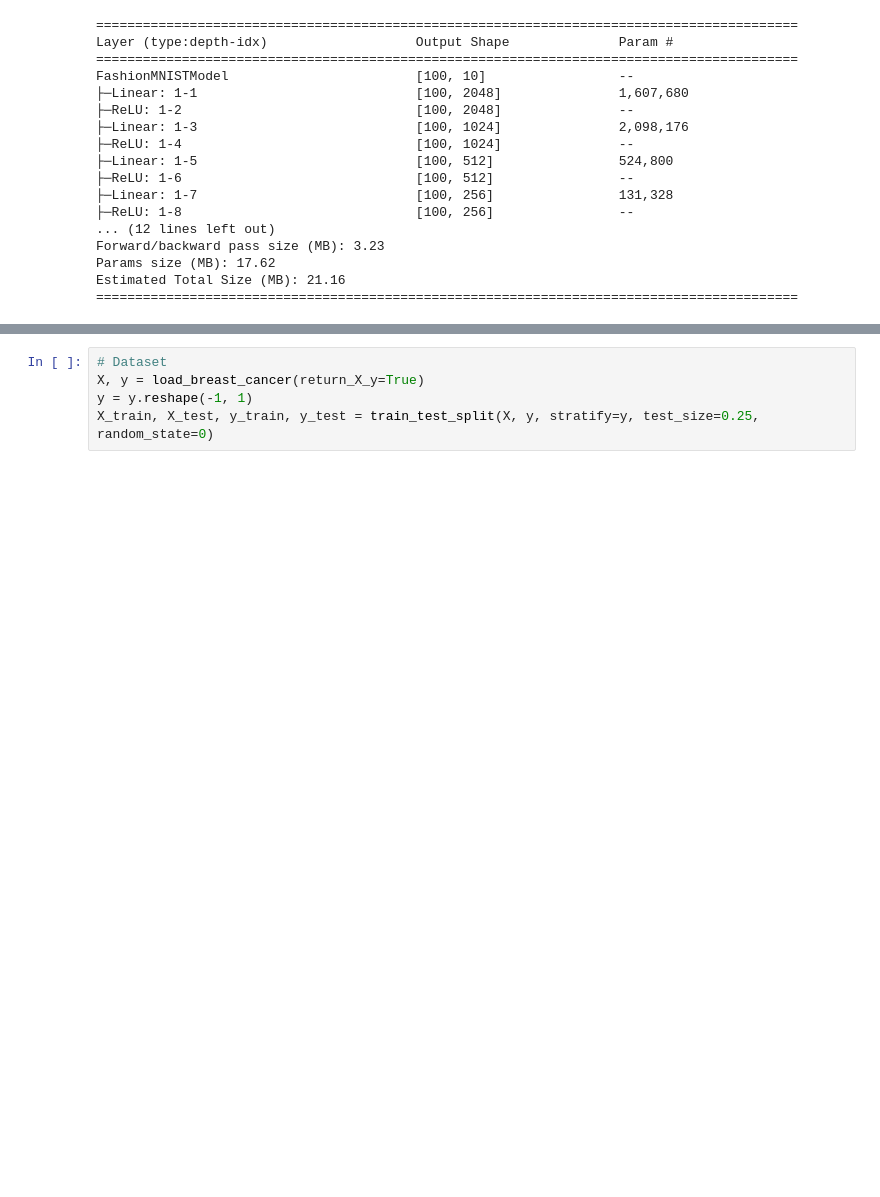
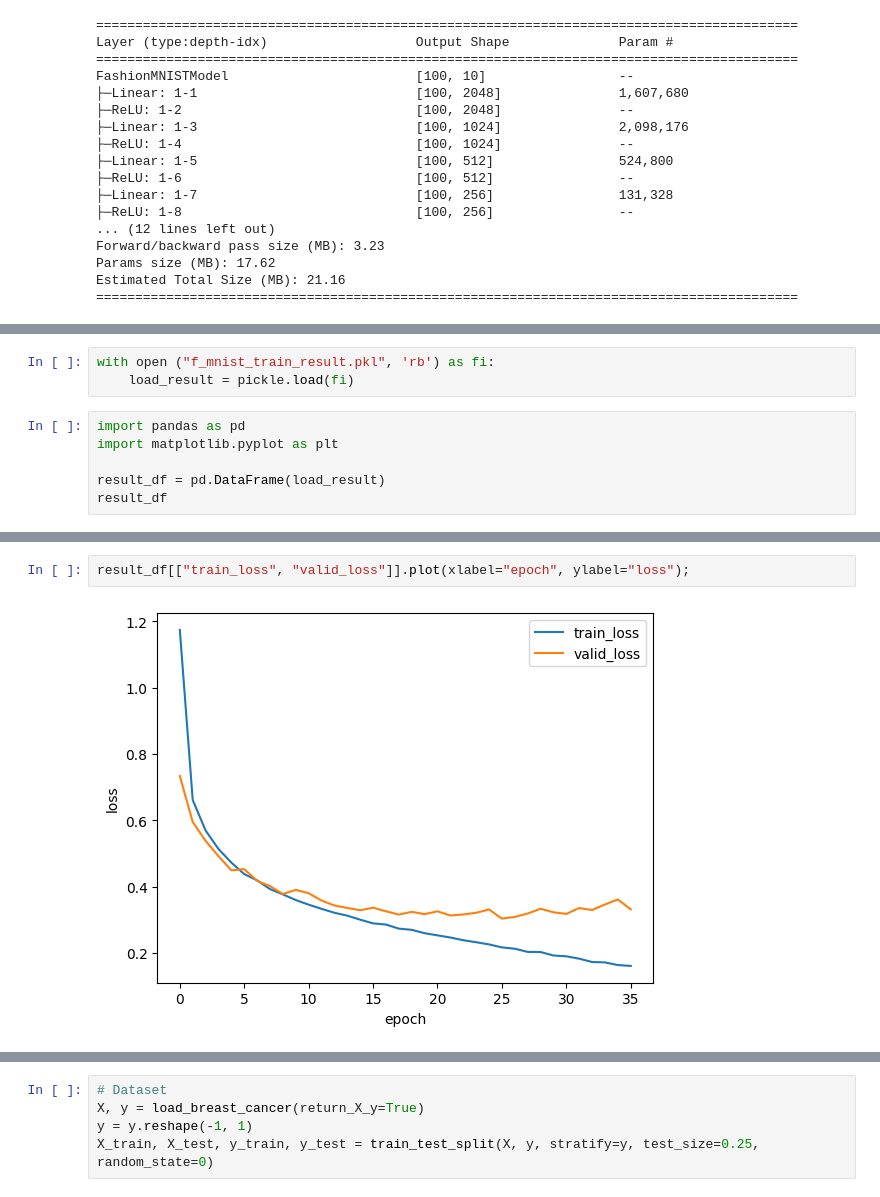
Before and after one commit to moon-613/SKN21_mjy, a Jupyter notebook: 07_deeplearning_pytorch/07_모델저장_문제 유형별 모델 생성.ipynb, the cells around one changed output, grey strips where cells are left out. Drawn from its saved outputs; the diff is of its cells as text; blank space fills up the shorter version.

```diff
--- a/07_deeplearning_pytorch/07_모델저장_문제 유형별 모델 생성.ipynb
+++ b/07_deeplearning_pytorch/07_모델저장_문제 유형별 모델 생성.ipynb
@@ -810,3 +823,12 @@ result_dict = {
 
 with open ("f_mnist_train_result.pkl", 'wb') as fo:
     pickle.dump(result_dict, fo)
+# %%
+with open ("f_mnist_train_result.pkl", 'rb') as fi:
+    load_result = pickle.load(fi)
+# %%
+import pandas as pd
+import matplotlib.pyplot as plt
+
+result_df = pd.DataFrame(load_result)
+result_df
@@ -812,0 +853,4 @@ with open ("f_mnist_train_result.pkl", 'wb') as fo:
+# %%
+result_df[["train_loss", "valid_loss"]].plot(xlabel="epoch", ylabel="loss");
+# %% [output]
+[figure, added]
```
Also changed, not shown: parts of 41 cells of this notebook, 7 other files.
